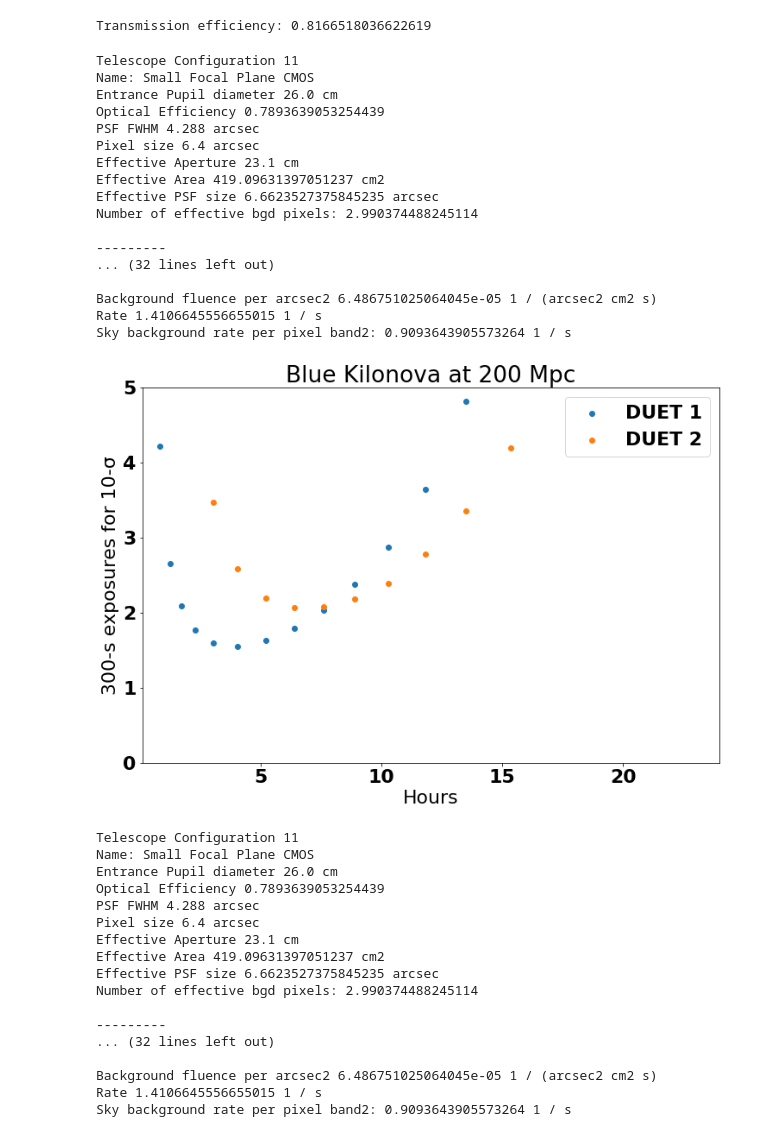
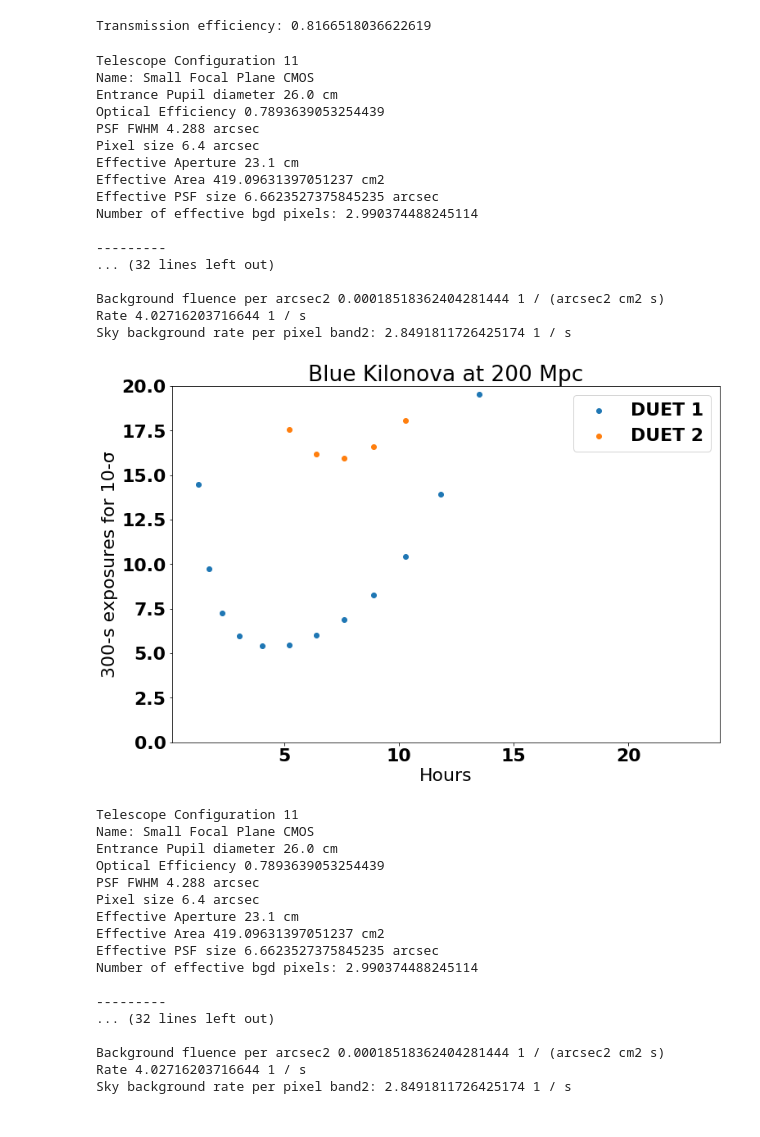
Before and after one commit to bwgref/duet-astro, a Jupyter notebook: CalcExposure_Example_3eread With Proper Filters.ipynb, the cells around one changed output. Saved outputs shown, nothing was run; the diff lists cells and outputs as text; code cells hidden in the pictures.

```diff
--- a/CalcExposure_Example_3eread With Proper Filters.ipynb
+++ b/CalcExposure_Example_3eread With Proper Filters.ipynb
@@ -44,7 +44,11 @@ Transmission efficiency: 0.8166518036622619
 # Load telescope info
 config=11
 diameter, qe, psf_size, pixel_size, efficiency = load_telescope_parameters(config)
-area = 4 * np.pi * (diameter*0.5)**2
+area = np.pi * (diameter*0.5)**2
+
+area_onaxis = np.pi * (0.5*24.2*u.cm)**2
+efficiency = area_onaxis / area
+
 
 # Add in fuzz...
 psf_size = (psf_size**2 + point_drift**2 + point_jitter**2)**0.5
@@ -131,25 +135,25 @@ Number of effective bgd pixels: 2.990374488245114
 ---------
 ... (32 lines left out)
 
-Background fluence per arcsec2 6.486751025064045e-05 1 / (arcsec2 cm2 s)
-Rate 1.4106645556655015 1 / s
-Sky background rate per pixel band2: 0.9093643905573264 1 / s
+Background fluence per arcsec2 0.00018518362404281444 1 / (arcsec2 cm2 s)
+Rate 4.02716203716644 1 / s
+Sky background rate per pixel band2: 2.8491811726425174 1 / s
 # %%
 with quantity_support():
     plt.figure(figsize=[12, 8])
 
     plt.scatter(all_time.to(u.hr), all_exp1/300*u.s, label='DUET 1')
     plt.scatter(all_time.to(u.hr), all_exp2/300*u.s, label='DUET 2')
     plt.title('Blue Kilonova at 200 Mpc')
 
     plt.xlim([0.1, 24])
-    plt.ylim([0, 5])
+    plt.ylim([0, 20])
     plt.ylabel('300-s exposures for 10-σ')
     plt.xlabel('Hours')
     plt.legend()
     plt.show()
 # %% [output]
-[figure, old version]
+[figure, new version]
 # %%
 dist = 200*u.Mpc
 ab_vega = 1.73
@@ -160,7 +164,10 @@ blukn = np.loadtxt('input_data/kilonova_blue.dat')
 
 config=11
 diameter, qe, psf_size, pixel_size, efficiency = load_telescope_parameters(config)
-area = 4 * np.pi * (diameter*0.5)**2
+area = np.pi * (diameter*0.5)**2
+area_onaxis = np.pi * (0.5*24.2*u.cm)**2
+efficiency = area_onaxis / area
+
 
 # Add in fuzz...
 psf_size = (psf_size**2 + point_drift**2 + point_jitter**2)**0.5
@@ -239,9 +246,9 @@ Number of effective bgd pixels: 2.990374488245114
 ---------
 ... (32 lines left out)
 
-Background fluence per arcsec2 6.486751025064045e-05 1 / (arcsec2 cm2 s)
-Rate 1.4106645556655015 1 / s
-Sky background rate per pixel band2: 0.9093643905573264 1 / s
+Background fluence per arcsec2 0.00018518362404281444 1 / (arcsec2 cm2 s)
+Rate 4.02716203716644 1 / s
+Sky background rate per pixel band2: 2.8491811726425174 1 / s
 # %%
 with quantity_support():
     plt.figure(figsize=[12, 9])
```
Also changed, not shown: parts of 1 cell of this notebook, 18 other files.
